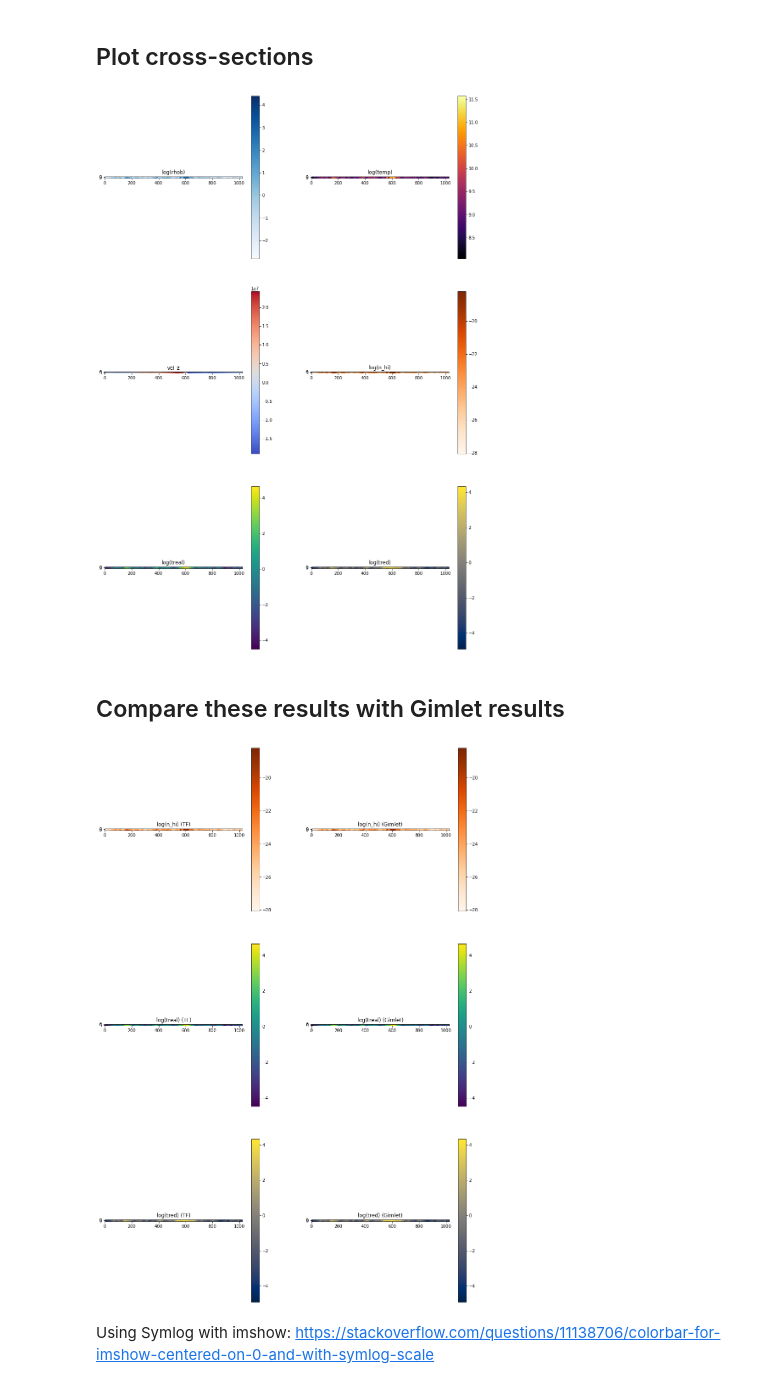
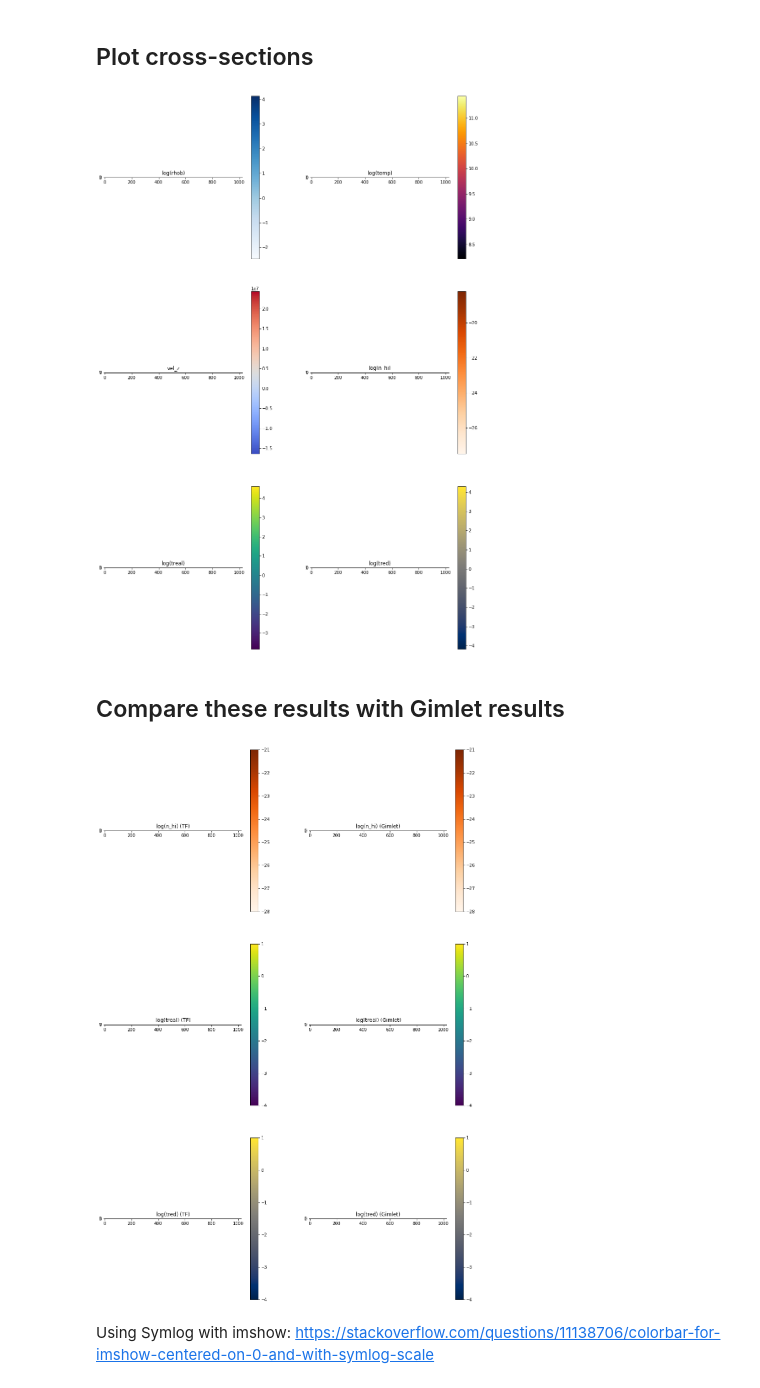
Before and after one commit to Jupiter1994/lya-tf, a Jupyter notebook: lya_fields/plot_fields.ipynb, the cells around one changed output. Drawn from its saved outputs; the diff is of its cells as text; code cells hidden in the pictures.

```diff
--- a/lya_fields/plot_fields.ipynb
+++ b/lya_fields/plot_fields.ipynb
@@ -10,7 +10,7 @@ import matplotlib.pyplot as plt
 sim_path = "../../../../../cscratch1/sd/jupiter/sim2_z3_FGPA_cgs.h5"
 
 # dimensions of each tf-derived field
-shape = [1, 10, 1024]
+shape = [2, 2, 1024]
 # string representing the subsection's dimensions, e.g. '4x4x4'
 dims_str = str(shape[0]) + 'x' + str(shape[1]) + 'x' + str(shape[2])
 
@@ -79,7 +79,7 @@ fig.colorbar(im6, ax=axes[2,1])
 
 plt.show()
 # %% [output]
-[figure, old version]
+[figure, new version]
 # %%
 # for 4x4x4, check that treal and tred don't have uniform rows
 # print(treal)
@@ -95,34 +95,39 @@ n_hi_g = h5_sim['derived_fields']['HI_number_density'][inds]
 # %%
 # plot the six slices
 fig, axes = plt.subplots(3, 2, figsize=(16,24))
 
-im1 = axes[0,0].imshow(np.log(n_hi), cmap='Oranges')
+n_min = -28
+n_max = -21
+t_min = -4
+t_max = 1
+
+im1 = axes[0,0].imshow(np.log(n_hi), vmin=n_min, vmax=n_max, cmap='Oranges')
 axes[0,0].set_title("log(n_hi) (TF)")
 fig.colorbar(im1, ax=axes[0,0])
 
-im2 = axes[0,1].imshow(np.log(n_hi_g), cmap='Oranges')
+im2 = axes[0,1].imshow(np.log(n_hi_g), vmin=n_min, vmax=n_max, cmap='Oranges')
 axes[0,1].set_title("log(n_hi) (Gimlet)")
 fig.colorbar(im2, ax=axes[0,1])
 
-im3 = axes[1,0].imshow(np.log(treal), cmap='viridis')
+im3 = axes[1,0].imshow(np.log(treal), vmin=t_min, vmax=t_max, cmap='viridis')
 axes[1,0].set_title("log(treal) (TF)")
 fig.colorbar(im3, ax=axes[1,0])
 
-im4 = axes[1,1].imshow(np.log(treal_g), cmap='viridis')
+im4 = axes[1,1].imshow(np.log(treal_g), vmin=t_min, vmax=t_max, cmap='viridis')
 axes[1,1].set_title("log(treal) (Gimlet)")
 fig.colorbar(im4, ax=axes[1,1])
 
-im5 = axes[2,0].imshow(np.log(tred), cmap='cividis')
+im5 = axes[2,0].imshow(np.log(tred), vmin=t_min, vmax=t_max, cmap='cividis')
 axes[2,0].set_title("log(tred) (TF)")
 fig.colorbar(im5, ax=axes[2,0])
 
-im6 = axes[2,1].imshow(np.log(tred_g), cmap='cividis')
+im6 = axes[2,1].imshow(np.log(tred_g), vmin=t_min, vmax=t_max, cmap='cividis')
 axes[2,1].set_title("log(tred) (Gimlet)")
 fig.colorbar(im6, ax=axes[2,1])
 
 plt.show()
 # %% [output]
-[figure, old version]
+[figure, new version]
 # %% [markdown]
 Using Symlog with imshow: https://stackoverflow.com/questions/11138706/colorbar-for-imshow-centered-on-0-and-with-symlog-scale
 # %%
```
Also changed, not shown: parts of 6 cells of this notebook, 7 other files.
